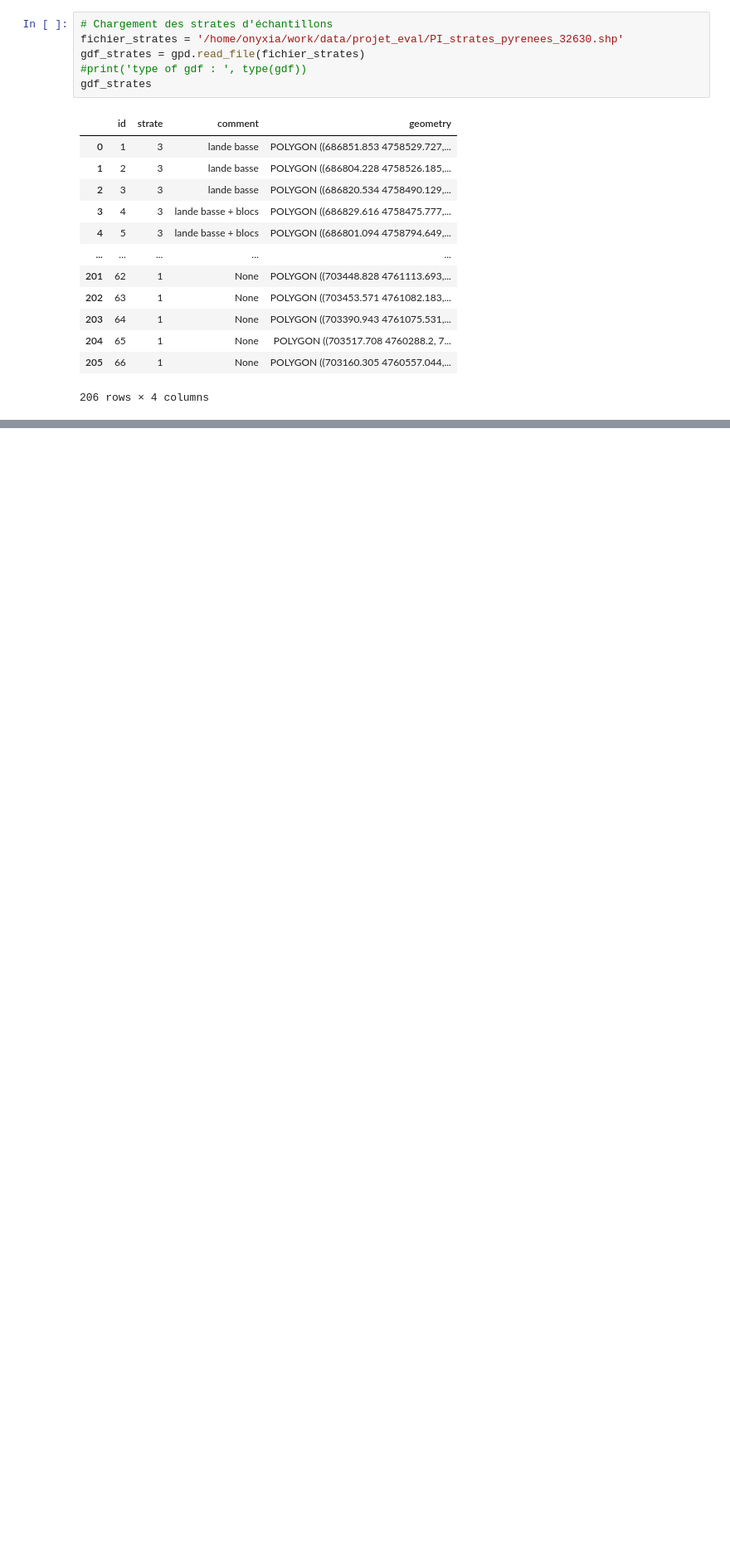
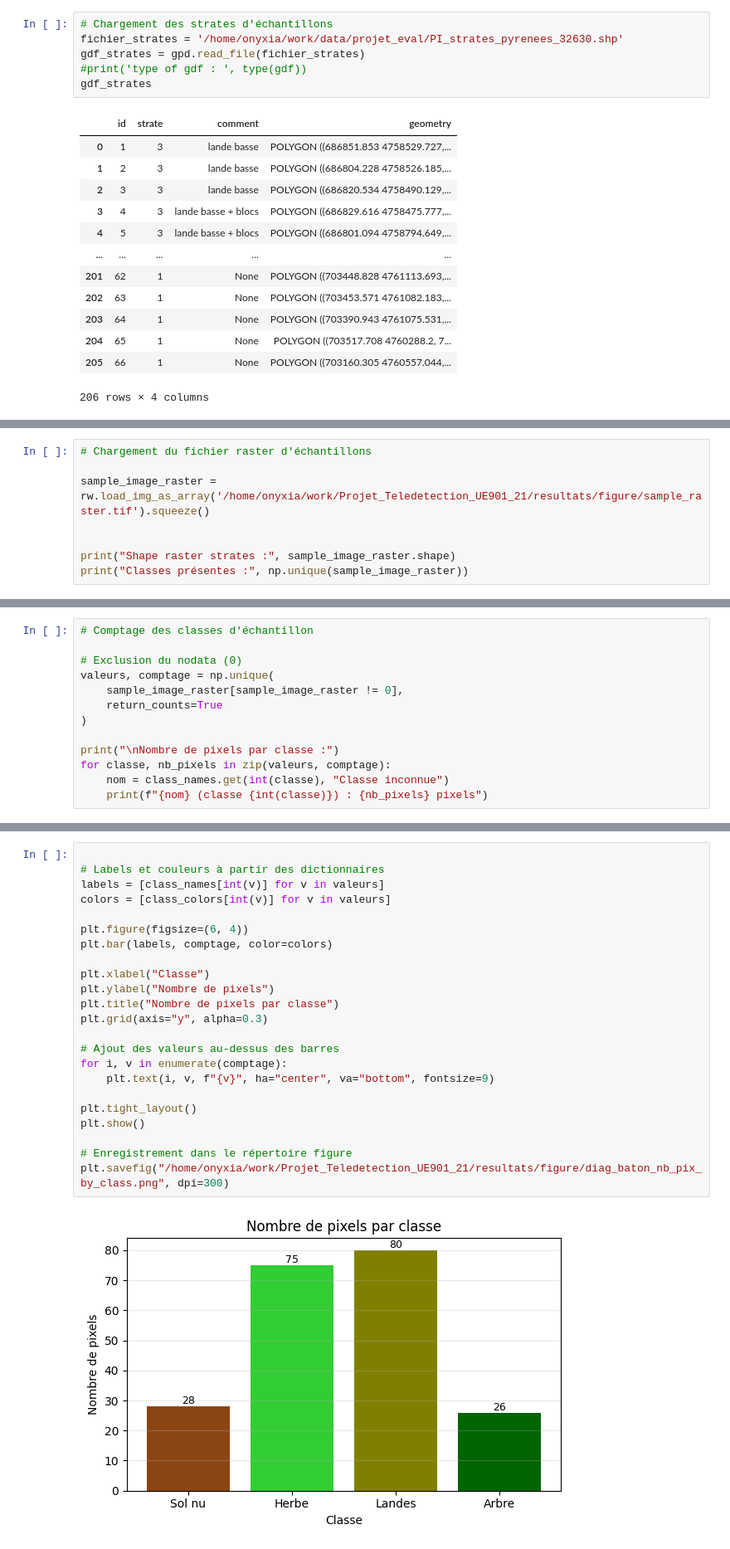
Before and after one commit to DASSITHEO/Projet_Teledetection_UE901_21, a Jupyter notebook: projet_telea_DASSI-FENGAING_ALAIN-THEOPHILE.ipynb, the cells around one changed output, grey strips where cells are left out. Shown at 83% size. Saved outputs shown, nothing was run; the diff lists cells and outputs as text; blank space fills up the shorter version.

Commit message:
mise à jour projet

```diff
--- a/projet_telea_DASSI-FENGAING_ALAIN-THEOPHILE.ipynb
+++ b/projet_telea_DASSI-FENGAING_ALAIN-THEOPHILE.ipynb
@@ -235,0 +137,8 @@ Float64
+# %%
+# Chargement du fichier raster d'échantillons
+
+sample_image_raster = rw.load_img_as_array('/home/onyxia/work/Projet_Teledetection_UE901_21/resultats/figure/sample_raster.tif').squeeze()
+
+
+print("Shape raster strates :", sample_image_raster.shape)
+print("Classes présentes :", np.unique(sample_image_raster))
@@ -235,0 +148,13 @@ Float64
+# %%
+# Comptage des classes d'échantillon
+
+# Exclusion du nodata (0)
+valeurs, comptage = np.unique(
+    sample_image_raster[sample_image_raster != 0],
+    return_counts=True
+)
+
+print("\nNombre de pixels par classe :")
+for classe, nb_pixels in zip(valeurs, comptage):
+    nom = class_names.get(int(classe), "Classe inconnue")
+    print(f"{nom} (classe {int(classe)}) : {nb_pixels} pixels")
@@ -235,0 +167,25 @@ Float64
+# %%
+
+# Labels et couleurs à partir des dictionnaires
+labels = [class_names[int(v)] for v in valeurs]
+colors = [class_colors[int(v)] for v in valeurs]
+
+plt.figure(figsize=(6, 4))
+plt.bar(labels, comptage, color=colors)
+
+plt.xlabel("Classe")
+plt.ylabel("Nombre de pixels")
+plt.title("Nombre de pixels par classe")
+plt.grid(axis="y", alpha=0.3)
+
+# Ajout des valeurs au-dessus des barres
+for i, v in enumerate(comptage):
+    plt.text(i, v, f"{v}", ha="center", va="bottom", fontsize=9)
+
+plt.tight_layout()
+plt.show()
+
+# Enregistrement dans le répertoire figure
+plt.savefig("/home/onyxia/work/Projet_Teledetection_UE901_21/resultats/figure/diag_baton_nb_pix_by_class.png", dpi=300)
+# %% [output]
+[figure, added]
```
Also changed, not shown: parts of 55 cells of this notebook, 9 other files.
